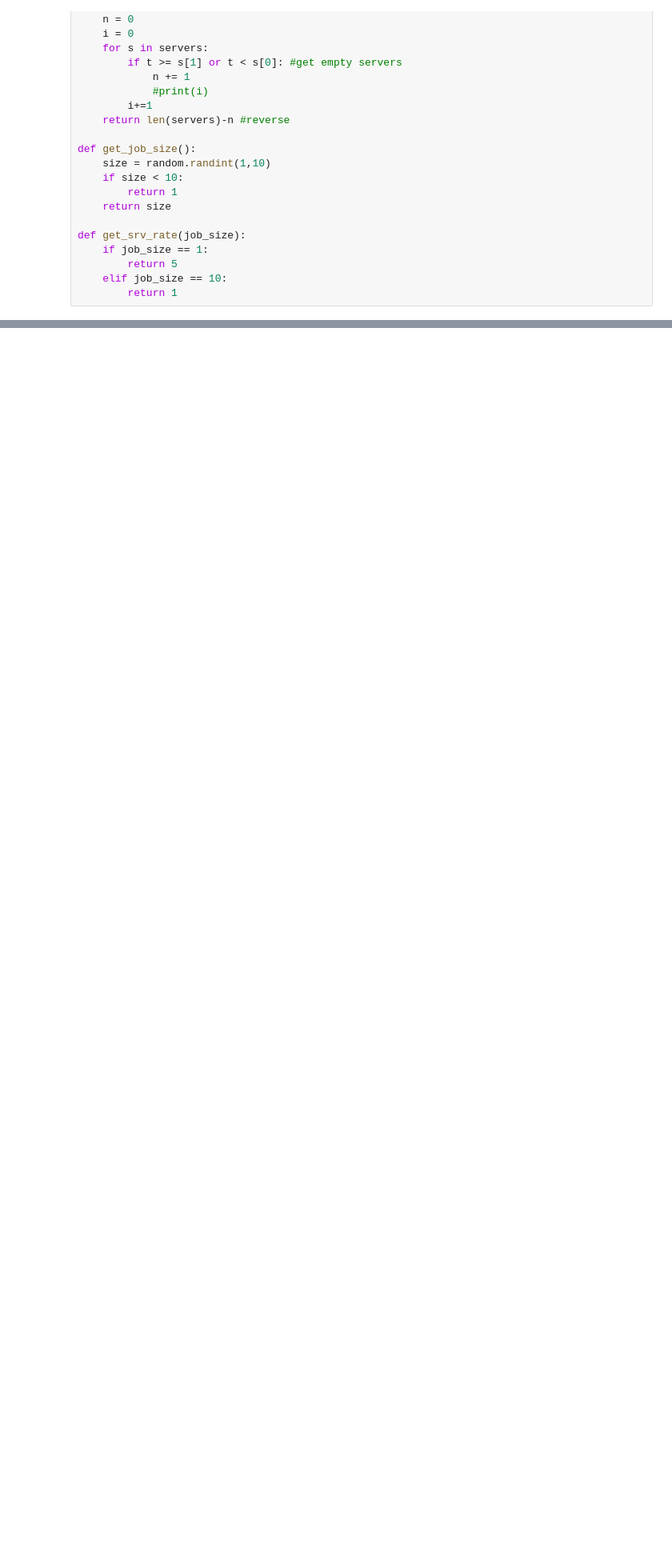
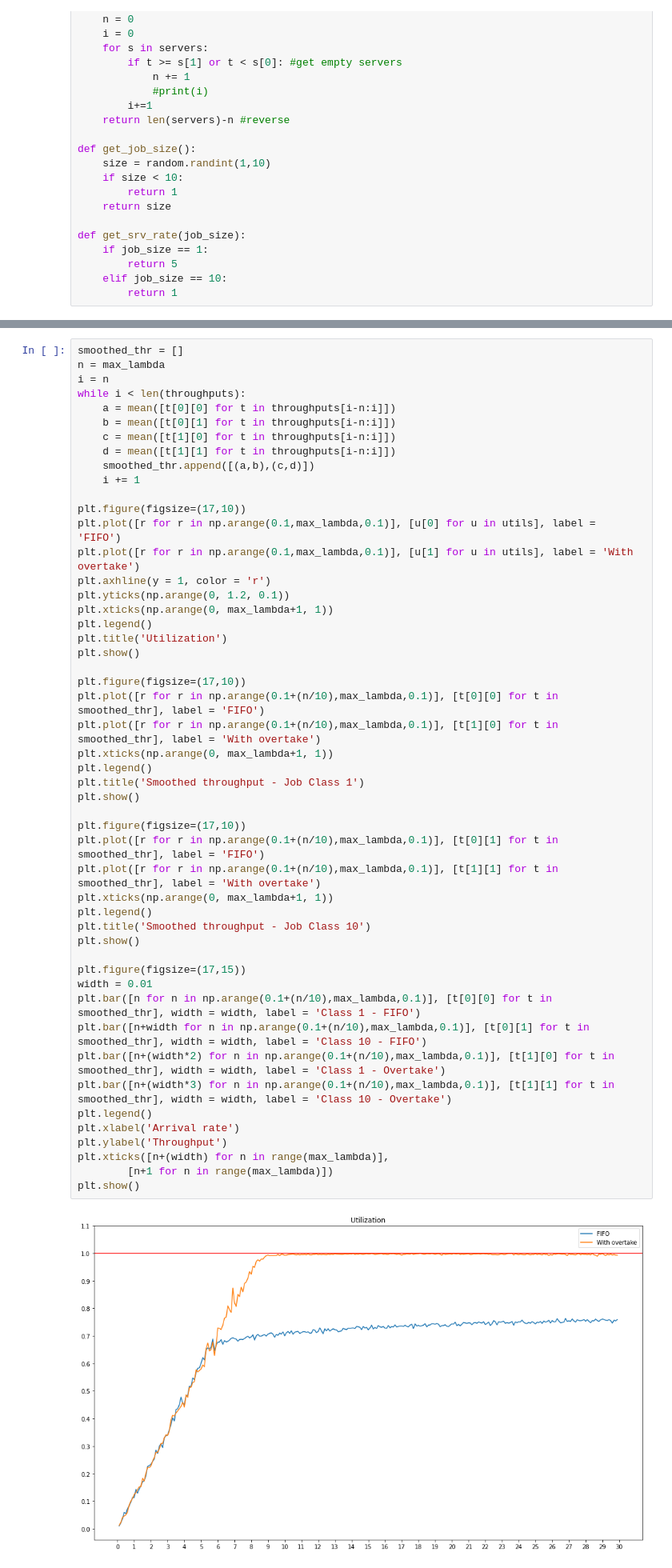
Before and after one commit to primetime49/krusty-krab, a Jupyter notebook: Multiserver.ipynb, the cells around one changed output, grey strips where cells are left out. Shown at 80% size. Cells and saved outputs as stored; diff of their text form; blank space fills up the shorter version.

```diff
--- a/Multiserver.ipynb
+++ b/Multiserver.ipynb
@@ -376,0 +355,52 @@ plt.show()
+# %%
+smoothed_thr = []
+n = max_lambda
+i = n
+while i < len(throughputs):
+    a = mean([t[0][0] for t in throughputs[i-n:i]])
+    b = mean([t[0][1] for t in throughputs[i-n:i]])
+    c = mean([t[1][0] for t in throughputs[i-n:i]])
+    d = mean([t[1][1] for t in throughputs[i-n:i]])
+    smoothed_thr.append([(a,b),(c,d)])
+    i += 1
+
+plt.figure(figsize=(17,10))
+plt.plot([r for r in np.arange(0.1,max_lambda,0.1)], [u[0] for u in utils], label = 'FIFO')
+plt.plot([r for r in np.arange(0.1,max_lambda,0.1)], [u[1] for u in utils], label = 'With overtake')
+plt.axhline(y = 1, color = 'r')
+plt.yticks(np.arange(0, 1.2, 0.1))
+plt.xticks(np.arange(0, max_lambda+1, 1))
+plt.legend()
+plt.title('Utilization')
+plt.show()
+
+plt.figure(figsize=(17,10))
+plt.plot([r for r in np.arange(0.1+(n/10),max_lambda,0.1)], [t[0][0] for t in smoothed_thr], label = 'FIFO')
+plt.plot([r for r in np.arange(0.1+(n/10),max_lambda,0.1)], [t[1][0] for t in smoothed_thr], label = 'With overtake')
+plt.xticks(np.arange(0, max_lambda+1, 1))
+plt.legend()
+plt.title('Smoothed throughput - Job Class 1')
+plt.show()
+
+plt.figure(figsize=(17,10))
+plt.plot([r for r in np.arange(0.1+(n/10),max_lambda,0.1)], [t[0][1] for t in smoothed_thr], label = 'FIFO')
+plt.plot([r for r in np.arange(0.1+(n/10),max_lambda,0.1)], [t[1][1] for t in smoothed_thr], label = 'With overtake')
+plt.xticks(np.arange(0, max_lambda+1, 1))
+plt.legend()
+plt.title('Smoothed throughput - Job Class 10')
+plt.show()
+
+plt.figure(figsize=(17,15))
+width = 0.01
+plt.bar([n for n in np.arange(0.1+(n/10),max_lambda,0.1)], [t[0][0] for t in smoothed_thr], width = width, label = 'Class 1 - FIFO')
+plt.bar([n+width for n in np.arange(0.1+(n/10),max_lambda,0.1)], [t[0][1] for t in smoothed_thr], width = width, label = 'Class 10 - FIFO')
+plt.bar([n+(width*2) for n in np.arange(0.1+(n/10),max_lambda,0.1)], [t[1][0] for t in smoothed_thr], width = width, label = 'Class 1 - Overtake')
+plt.bar([n+(width*3) for n in np.arange(0.1+(n/10),max_lambda,0.1)], [t[1][1] for t in smoothed_thr], width = width, label = 'Class 10 - Overtake')
+plt.legend()
+plt.xlabel('Arrival rate')
+plt.ylabel('Throughput')
+plt.xticks([n+(width) for n in range(max_lambda)],
+        [n+1 for n in range(max_lambda)])
+plt.show()
+# %% [output]
+[figure, added]
```
Also changed, not shown: parts of 17 cells of this notebook, 1 other file.
